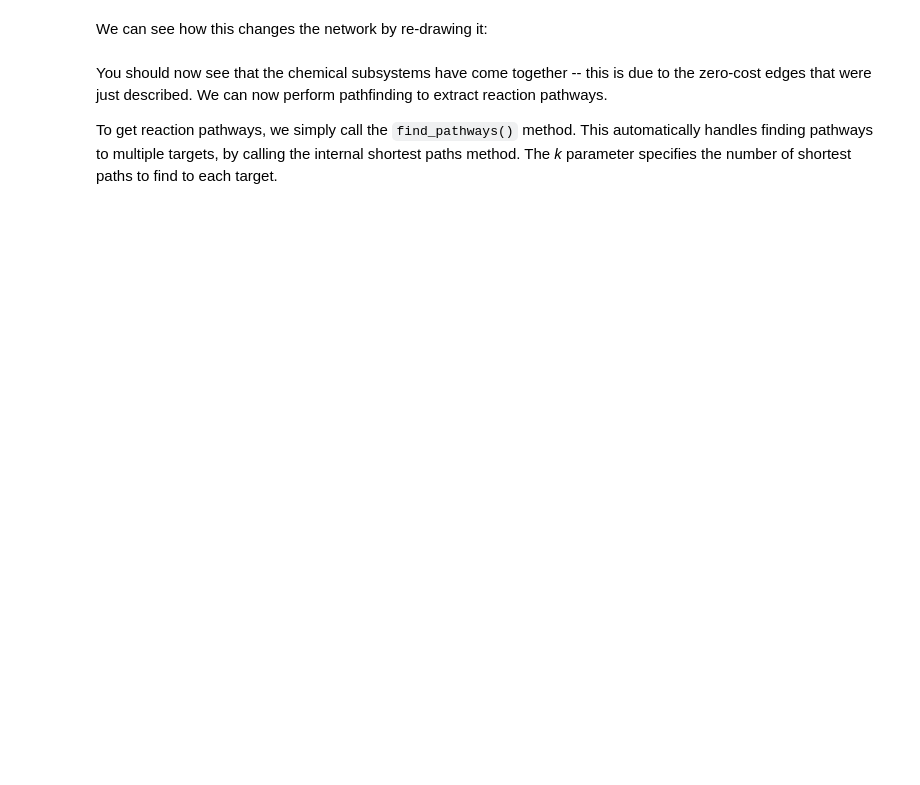
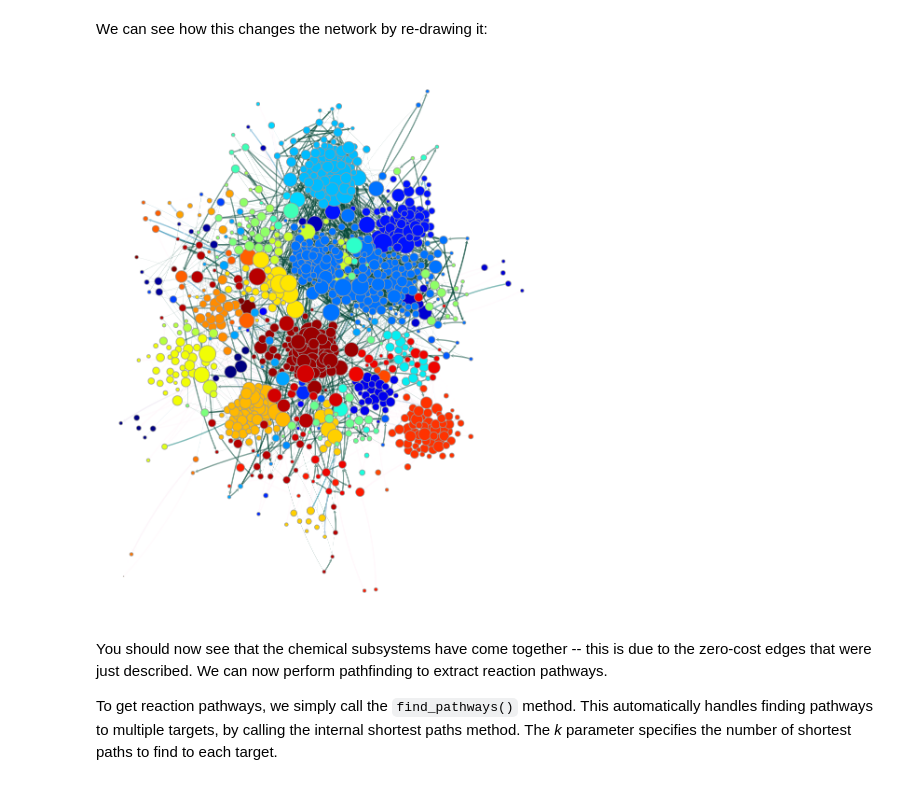
Before and after one commit to materialsproject/reaction-network, a Jupyter notebook: examples/2_network.ipynb, the cells around one changed output. Saved outputs shown, nothing was run; the diff lists cells and outputs as text; code cells hidden in the pictures; blank space fills up the shorter version.

```diff
--- a/examples/2_network.ipynb
+++ b/examples/2_network.ipynb
@@ -156,7 +142,9 @@ rn.set_target("YMnO3")
 # %% [markdown]
 We can see how this changes the network by re-drawing it:
 # %%
-# plot_network(rn.graph);
+plot_network(rn.graph);
+# %% [output]
+[figure, added]
 # %% [markdown]
 You should now see that the chemical subsystems have come together -- this is due to the zero-cost edges that were just described. We can now perform pathfinding to extract reaction pathways.
 
```
Also changed, not shown: parts of 49 cells of this notebook, 3 other files.
